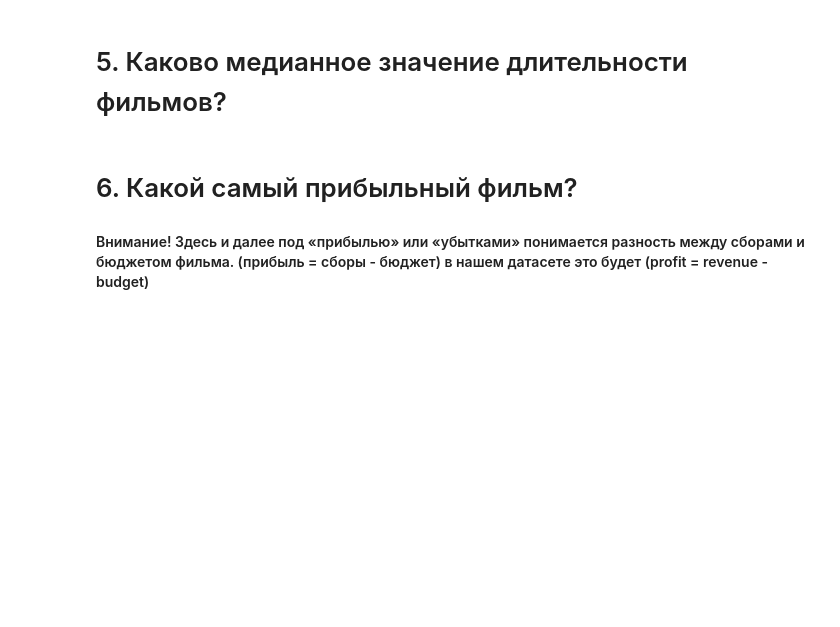
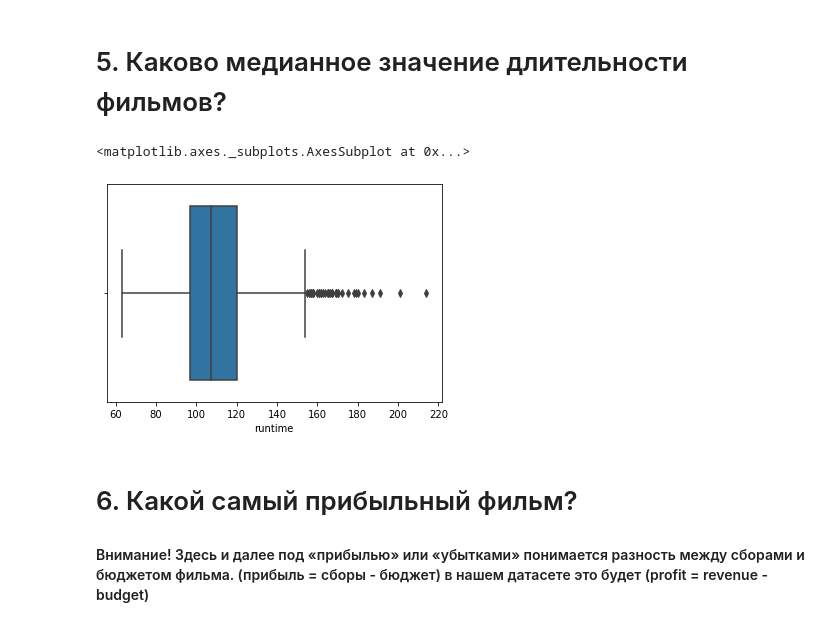
Before and after one commit to Golovolastik/skillfactory_rds, a Jupyter notebook: Movies_IMBD_v4.1_TEMPLATE.ipynb, the cells around one changed output. Drawn from its saved outputs; the diff is of its cells as text; code cells hidden in the pictures; blank space fills up the shorter version.

```diff
--- a/Movies_IMBD_v4.1_TEMPLATE.ipynb
+++ b/Movies_IMBD_v4.1_TEMPLATE.ipynb
@@ -116,6 +127,11 @@ data.runtime.mean()
 answers['5'] = '107'
 # %%
 data.runtime.median()
+# %%
+sns.boxplot(x = 'runtime', data = data)
+# %% [output]
+<matplotlib.axes._subplots.AxesSubplot at 0x...>
+[figure, added]
 # %% [markdown]
 # 6. Какой самый прибыльный фильм?
 #### Внимание! Здесь и далее под «прибылью» или «убытками» понимается разность между сборами и бюджетом фильма. (прибыль = сборы - бюджет) в нашем датасете это будет (profit = revenue - budget)
```
Also changed, not shown: parts of 16 cells of this notebook.
